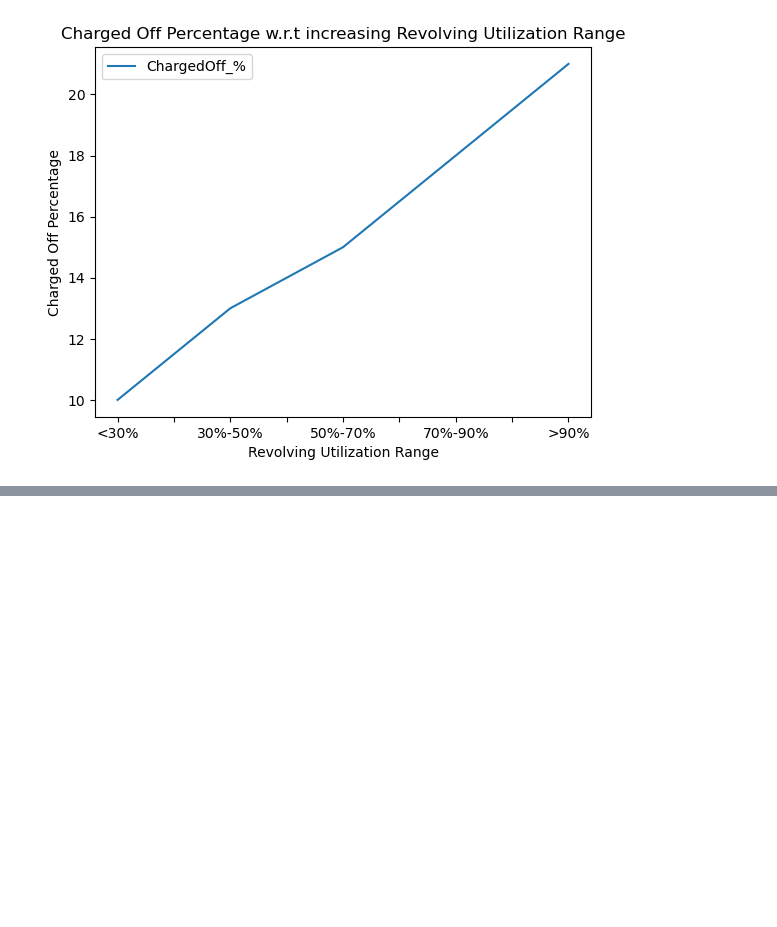
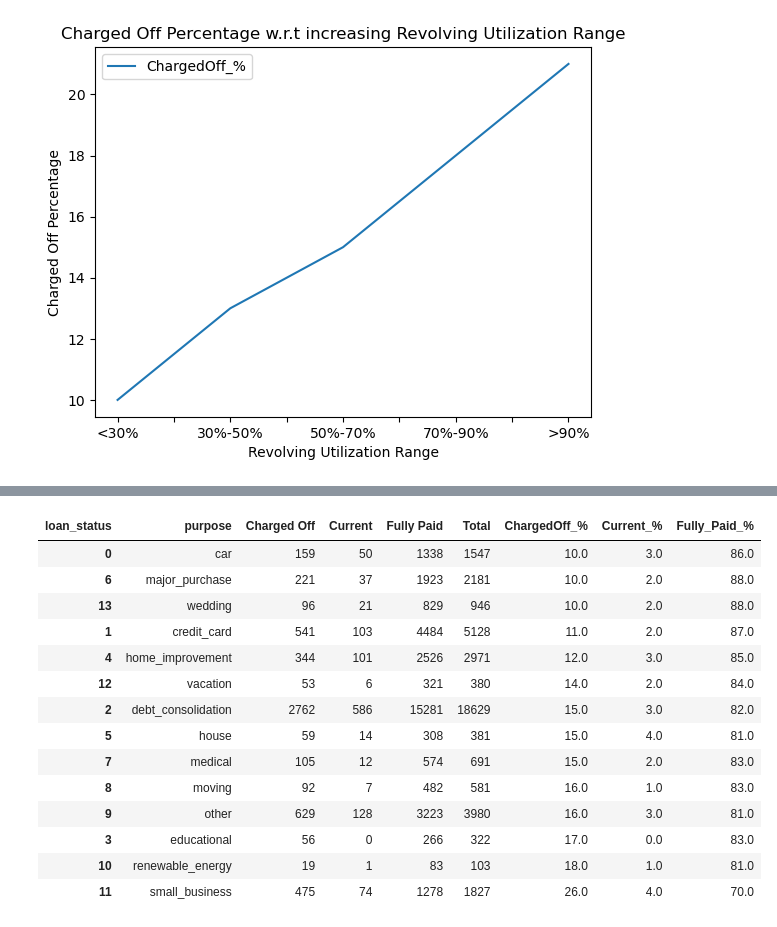
Before and after one commit to rupeshshuklavarroc/Lending_Case_Study_Rupesh_Harshali, a Jupyter notebook: Lending_Case_Study_Rupesh_Harshali.ipynb, the cells around one changed output, grey strips where cells are left out. Cells and saved outputs as stored; diff of their text form; code cells hidden in the pictures; blank space fills up the shorter version.

```diff
--- a/Lending_Case_Study_Rupesh_Harshali.ipynb
+++ b/Lending_Case_Study_Rupesh_Harshali.ipynb
@@ -133,0 +138,25 @@ Text(0.5, 1.0, 'Charged Off Percentage w.r.t increasing Revolving Utilization Ra
+# %%
+piv_ls_purpose = (df2.groupby(['purpose','loan_status'])['loan_status']).count().T
+piv_ls_purpose = df2.groupby(['purpose', 'loan_status']).size().unstack(fill_value=0).reset_index()
+piv_ls_purpose['Total'] = piv_ls_purpose['Charged Off'] + piv_ls_purpose['Fully Paid'] + piv_ls_purpose['Current']
+piv_ls_purpose['ChargedOff_%'] = round(piv_ls_purpose['Charged Off']*100/piv_ls_purpose['Total'])
+piv_ls_purpose['Current_%'] = round(piv_ls_purpose['Current']*100/piv_ls_purpose['Total'])
+piv_ls_purpose['Fully_Paid_%'] = round(piv_ls_purpose['Fully Paid']*100/piv_ls_purpose['Total'])
+piv_ls_purpose_sorted = piv_ls_purpose.sort_values(by='ChargedOff_%')
+piv_ls_purpose_sorted
+# %% [output]
+| loan_status | purpose | Charged Off | Current | Fully Paid | Total | ChargedOff_% | Current_% | Fully_Paid_% |
+| 0 | car | 159 | 50 | 1338 | 1547 | 10.0 | 3.0 | 86.0 |
+| 6 | major_purchase | 221 | 37 | 1923 | 2181 | 10.0 | 2.0 | 88.0 |
+| 13 | wedding | 96 | 21 | 829 | 946 | 10.0 | 2.0 | 88.0 |
+| 1 | credit_card | 541 | 103 | 4484 | 5128 | 11.0 | 2.0 | 87.0 |
+| 4 | home_improvement | 344 | 101 | 2526 | 2971 | 12.0 | 3.0 | 85.0 |
+| 12 | vacation | 53 | 6 | 321 | 380 | 14.0 | 2.0 | 84.0 |
+| 2 | debt_consolidation | 2762 | 586 | 15281 | 18629 | 15.0 | 3.0 | 82.0 |
+| 5 | house | 59 | 14 | 308 | 381 | 15.0 | 4.0 | 81.0 |
+| 7 | medical | 105 | 12 | 574 | 691 | 15.0 | 2.0 | 83.0 |
+| 8 | moving | 92 | 7 | 482 | 581 | 16.0 | 1.0 | 83.0 |
+| 9 | other | 629 | 128 | 3223 | 3980 | 16.0 | 3.0 | 81.0 |
+| 3 | educational | 56 | 0 | 266 | 322 | 17.0 | 0.0 | 83.0 |
+| 10 | renewable_energy | 19 | 1 | 83 | 103 | 18.0 | 1.0 | 81.0 |
+| 11 | small_business | 475 | 74 | 1278 | 1827 | 26.0 | 4.0 | 70.0 |
```
Also changed, not shown: parts of 7 cells of this notebook.
